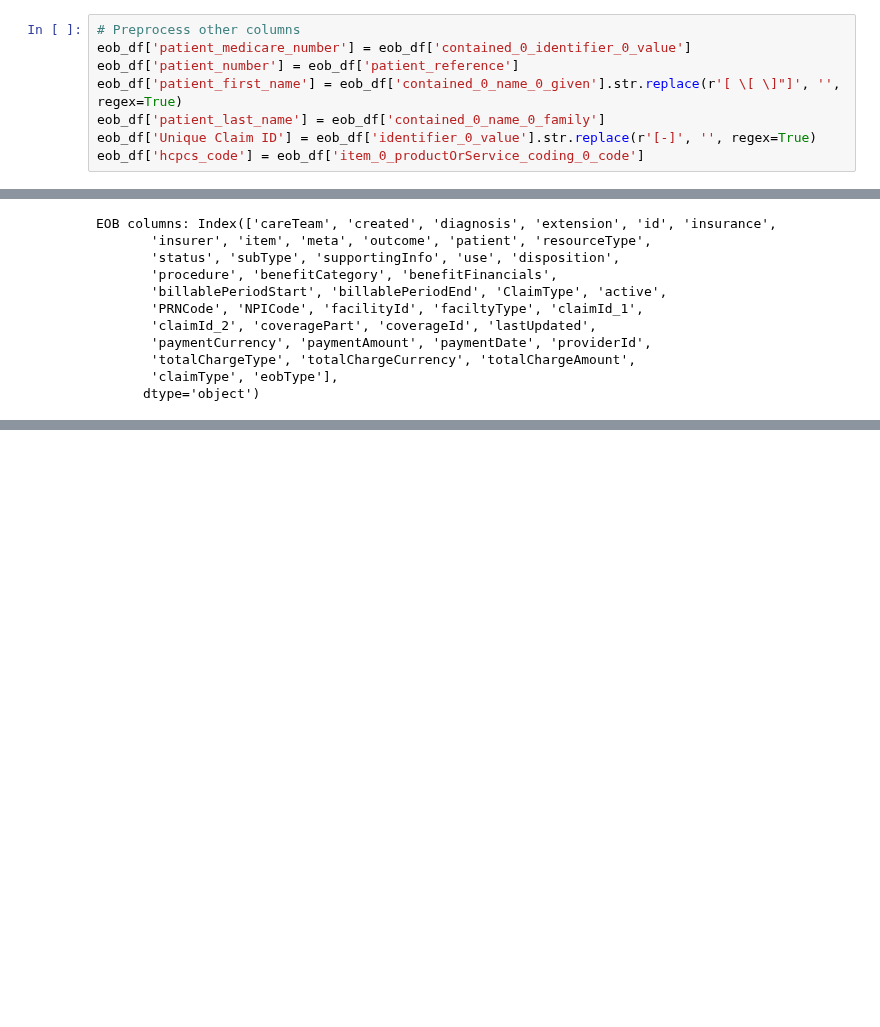
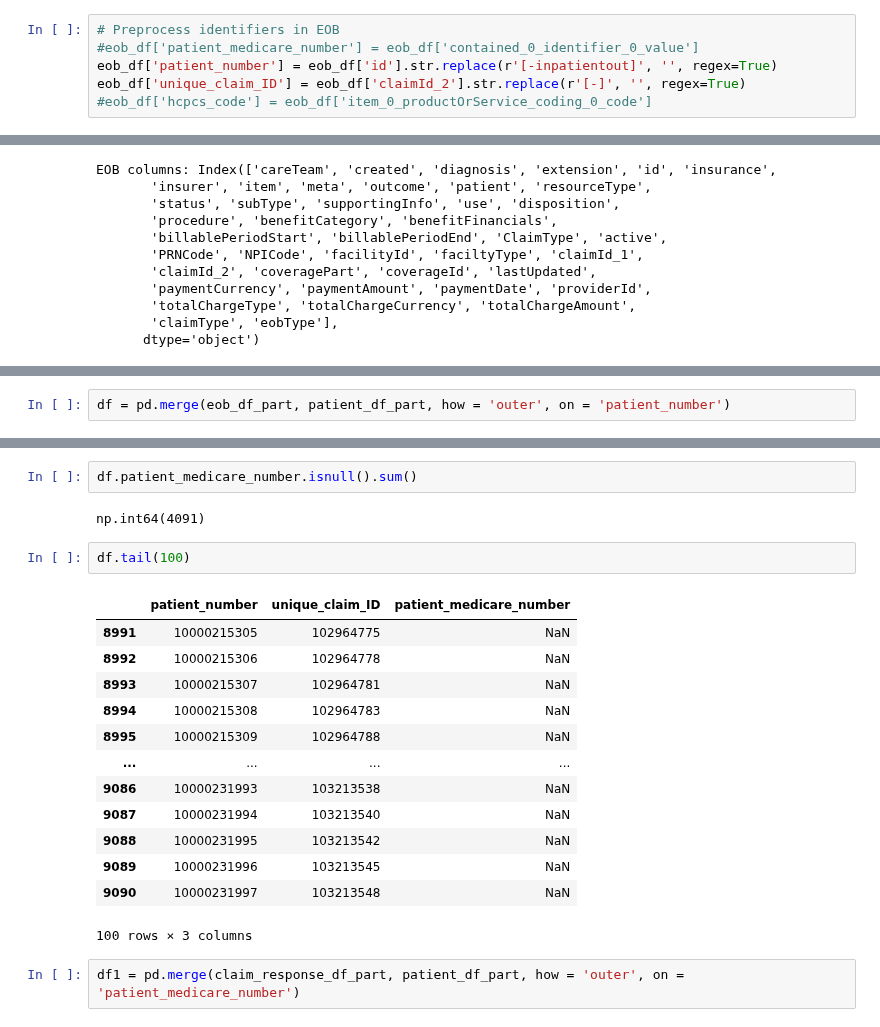
Before and after one commit to martza87/siads_696_mII, a Jupyter notebook: src/02_EDA_merging_files.ipynb, the cells around one changed output, grey strips where cells are left out. Drawn from its saved outputs; the diff is of its cells as text; blank space fills up the shorter version.

```diff
--- a/src/02_EDA_merging_files.ipynb
+++ b/src/02_EDA_merging_files.ipynb
@@ -16,11 +30,9 @@ patient_df = pd.read_pickle(path + 'patient.pkl')
 # %%
-# Preprocess other columns
-eob_df['patient_medicare_number'] = eob_df['contained_0_identifier_0_value']
-eob_df['patient_number'] = eob_df['patient_reference']
-eob_df['patient_first_name'] = eob_df['contained_0_name_0_given'].str.replace(r'[ \[ \]"]', '', regex=True)
-eob_df['patient_last_name'] = eob_df['contained_0_name_0_family']
-eob_df['Unique Claim ID'] = eob_df['identifier_0_value'].str.replace(r'[-]', '', regex=True)
-eob_df['hcpcs_code'] = eob_df['item_0_productOrService_coding_0_code']
+# Preprocess identifiers in EOB
+#eob_df['patient_medicare_number'] = eob_df['contained_0_identifier_0_value']
+eob_df['patient_number'] = eob_df['id'].str.replace(r'[-inpatientout]', '', regex=True)
+eob_df['unique_claim_ID'] = eob_df['claimId_2'].str.replace(r'[-]', '', regex=True)
+#eob_df['hcpcs_code'] = eob_df['item_0_productOrService_coding_0_code']
 # %%
 eob_df.head()
 # %% [output]
@@ -117,0 +113,2 @@ res_un = res.drop_duplicates(subset= ['birthDate_x', 'pat_med_num', 'birthDate_y
+# %%
+df = pd.merge(eob_df_part, patient_df_part, how = 'outer', on = 'patient_number')
@@ -117,0 +123,22 @@ res_un = res.drop_duplicates(subset= ['birthDate_x', 'pat_med_num', 'birthDate_y
+# %%
+df.patient_medicare_number.isnull().sum()
+# %% [output]
+np.int64(4091)
+# %%
+df.tail(100)
+# %% [output]
+|  | patient_number | unique_claim_ID | patient_medicare_number |
+| 8991 | 10000215305 | 102964775 | NaN |
+| 8992 | 10000215306 | 102964778 | NaN |
+| 8993 | 10000215307 | 102964781 | NaN |
+| 8994 | 10000215308 | 102964783 | NaN |
+| 8995 | 10000215309 | 102964788 | NaN |
+| ... | ... | ... | ... |
+| 9086 | 10000231993 | 103213538 | NaN |
+| 9087 | 10000231994 | 103213540 | NaN |
+| 9088 | 10000231995 | 103213542 | NaN |
+| 9089 | 10000231996 | 103213545 | NaN |
+| 9090 | 10000231997 | 103213548 | NaN |
+100 rows × 3 columns
+# %%
+df1 = pd.merge(claim_response_df_part, patient_df_part, how = 'outer', on = 'patient_medicare_number')
```
Also changed, not shown: parts of 23 cells of this notebook, 4 other files.
